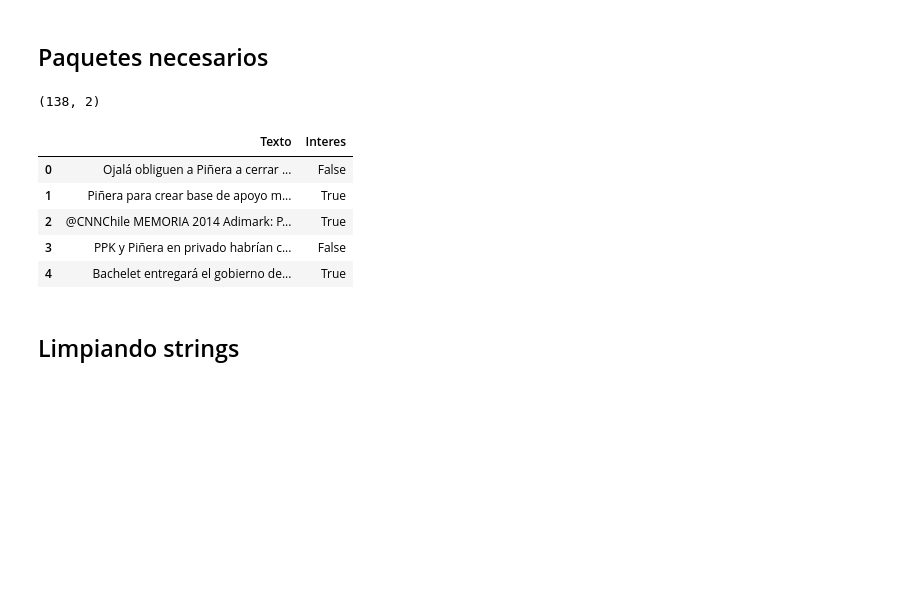
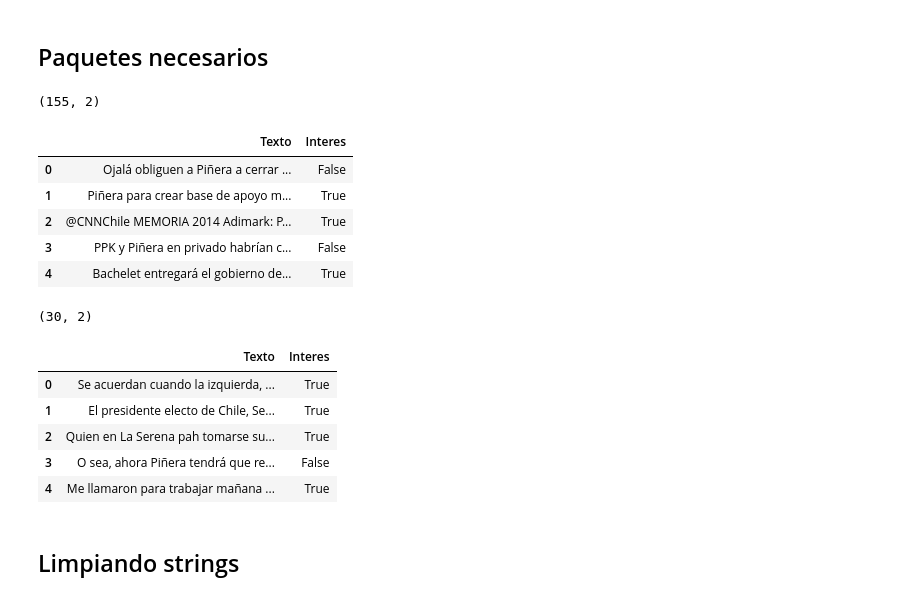
Before and after one commit to martinKindall/aprendizaje_bayesiano, a Jupyter notebook: exploracion/exploracion_data.ipynb, the cells around one changed output. Cells and saved outputs as stored; diff of their text form; code cells hidden in the pictures; blank space fills up the shorter version.

Commit message:
Se agrega un .csv solo con tweets para test. Se agrega codigo para clasificar tweets con naive bayes

```diff
--- a/exploracion/exploracion_data.ipynb
+++ b/exploracion/exploracion_data.ipynb
@@ -30,16 +32,28 @@ import pyLDAvis.sklearn
 pyLDAvis.enable_notebook()
 # %%
 datos=pd.read_csv('data_format.csv')
+datos_test=pd.read_csv('data_test.csv')
 print(datos.shape)
 datos.head()
 # %% [output]
-(138, 2)
+(155, 2)
 |  | Texto | Interes |
 | 0 | Ojalá obliguen a Piñera a cerrar ... | False |
 | 1 | Piñera para crear base de apoyo m... | True |
 | 2 | @CNNChile MEMORIA 2014 Adimark: P... | True |
 | 3 | PPK y Piñera en privado habrían c... | False |
 | 4 | Bachelet entregará el gobierno de... | True |
+# %%
+print(datos_test.shape)
+datos_test.head()
+# %% [output]
+(30, 2)
+|  | Texto | Interes |
+| 0 | Se acuerdan cuando la izquierda, ... | True |
+| 1 | El presidente electo de Chile, Se... | True |
+| 2 | Quien en La Serena pah tomarse su... | True |
+| 3 | O sea, ahora Piñera tendrá que re... | False |
+| 4 | Me llamaron para trabajar mañana ... | True |
 # %% [markdown]
 ## Limpiando strings
 # %% [markdown]
```
Also changed, not shown: parts of 14 cells of this notebook, 2 other files.
